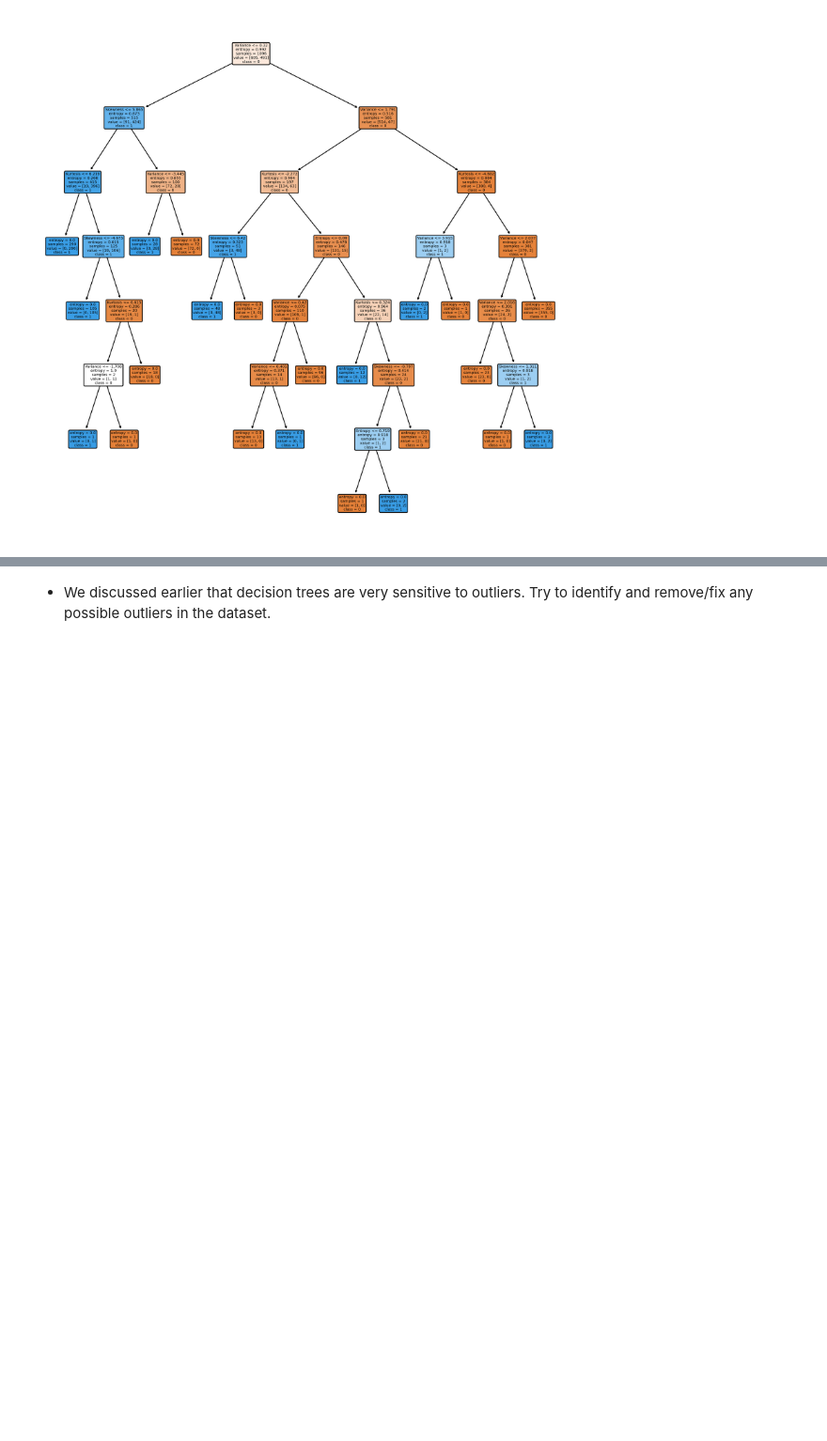
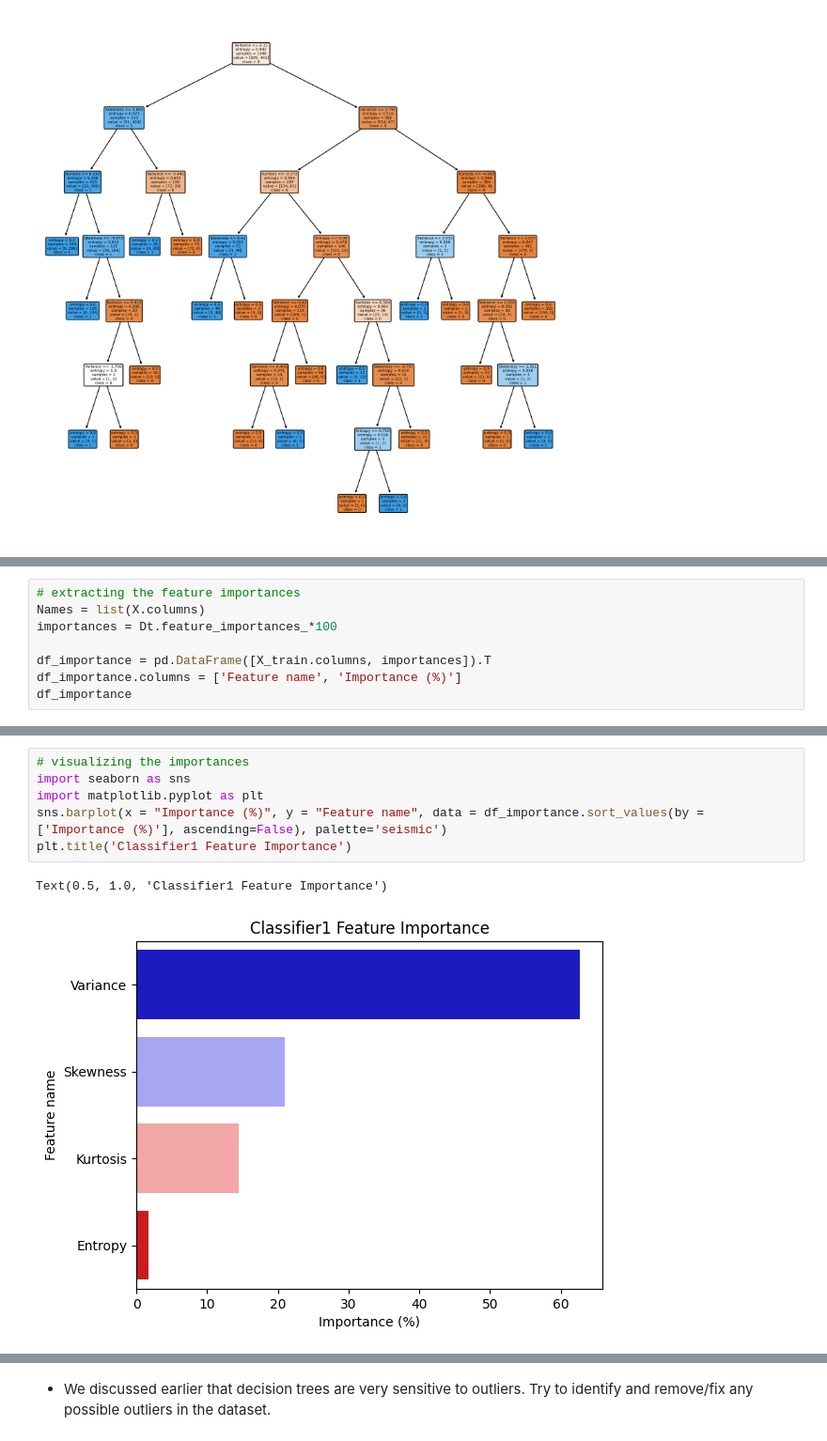
Before and after one commit to Philipmwasi/Decision-Trees-Labs, a Jupyter notebook: dsc-decision-trees-lab-master/index.ipynb, the cells around one changed output, grey strips where cells are left out. Shown: that part at 94% size. Saved outputs shown, nothing was run; the diff lists cells and outputs as text; blank space fills up the shorter version.

Commit message:
added feature importance

```diff
--- a/dsc-decision-trees-lab-master/index.ipynb
+++ b/dsc-decision-trees-lab-master/index.ipynb
@@ -179,0 +184,8 @@ plt.show()
+# %%
+# extracting the feature importances
+Names = list(X.columns)
+importances = Dt.feature_importances_*100
+
+df_importance = pd.DataFrame([X_train.columns, importances]).T
+df_importance.columns = ['Feature name', 'Importance (%)']
+df_importance
@@ -179,0 +198,9 @@ plt.show()
+# %%
+# visualizing the importances
+import seaborn as sns
+import matplotlib.pyplot as plt
+sns.barplot(x = "Importance (%)", y = "Feature name", data = df_importance.sort_values(by = ['Importance (%)'], ascending=False), palette='seismic')
+plt.title('Classifier1 Feature Importance')
+# %% [output]
+Text(0.5, 1.0, 'Classifier1 Feature Importance')
+[figure, added]
```
Also changed, not shown: parts of 4 cells of this notebook.
